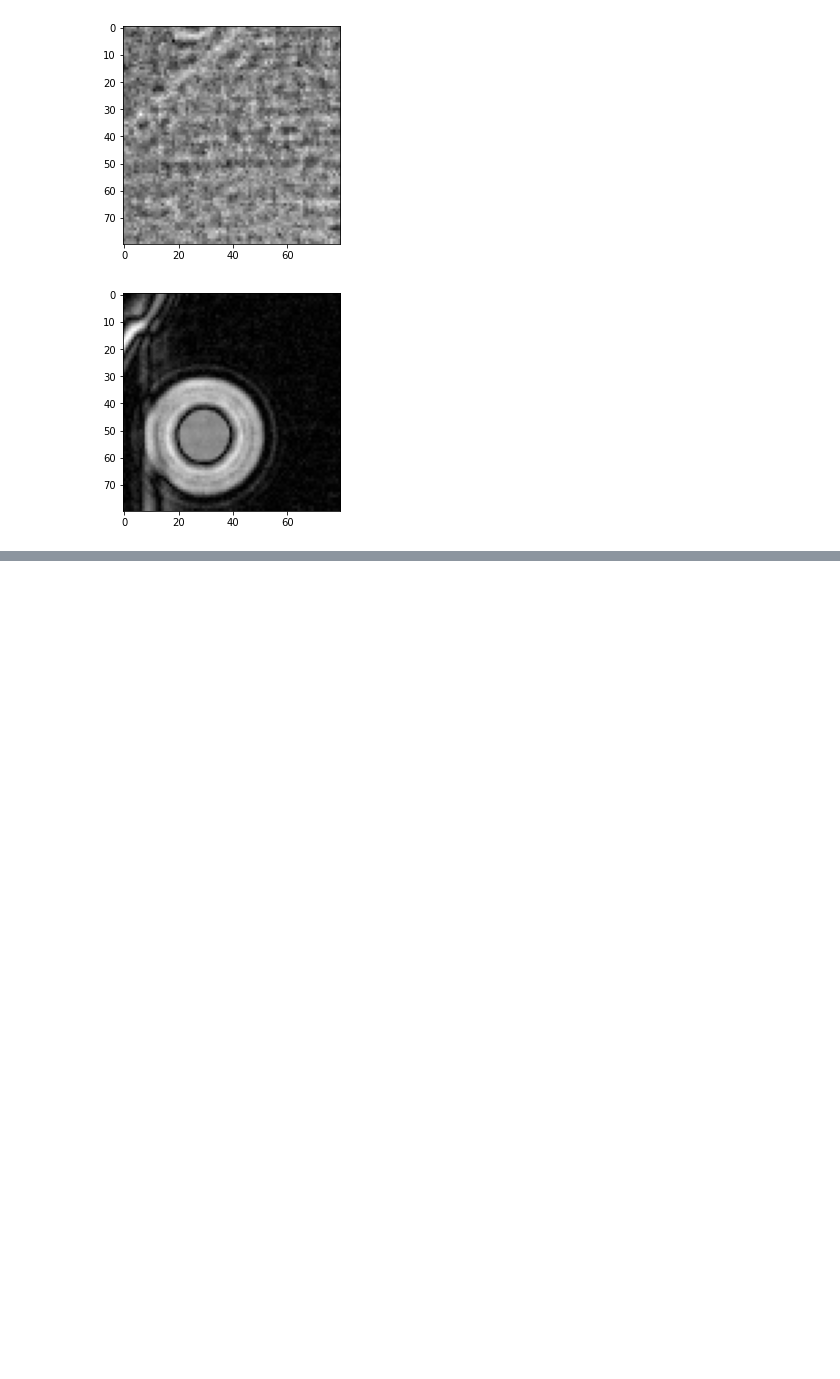
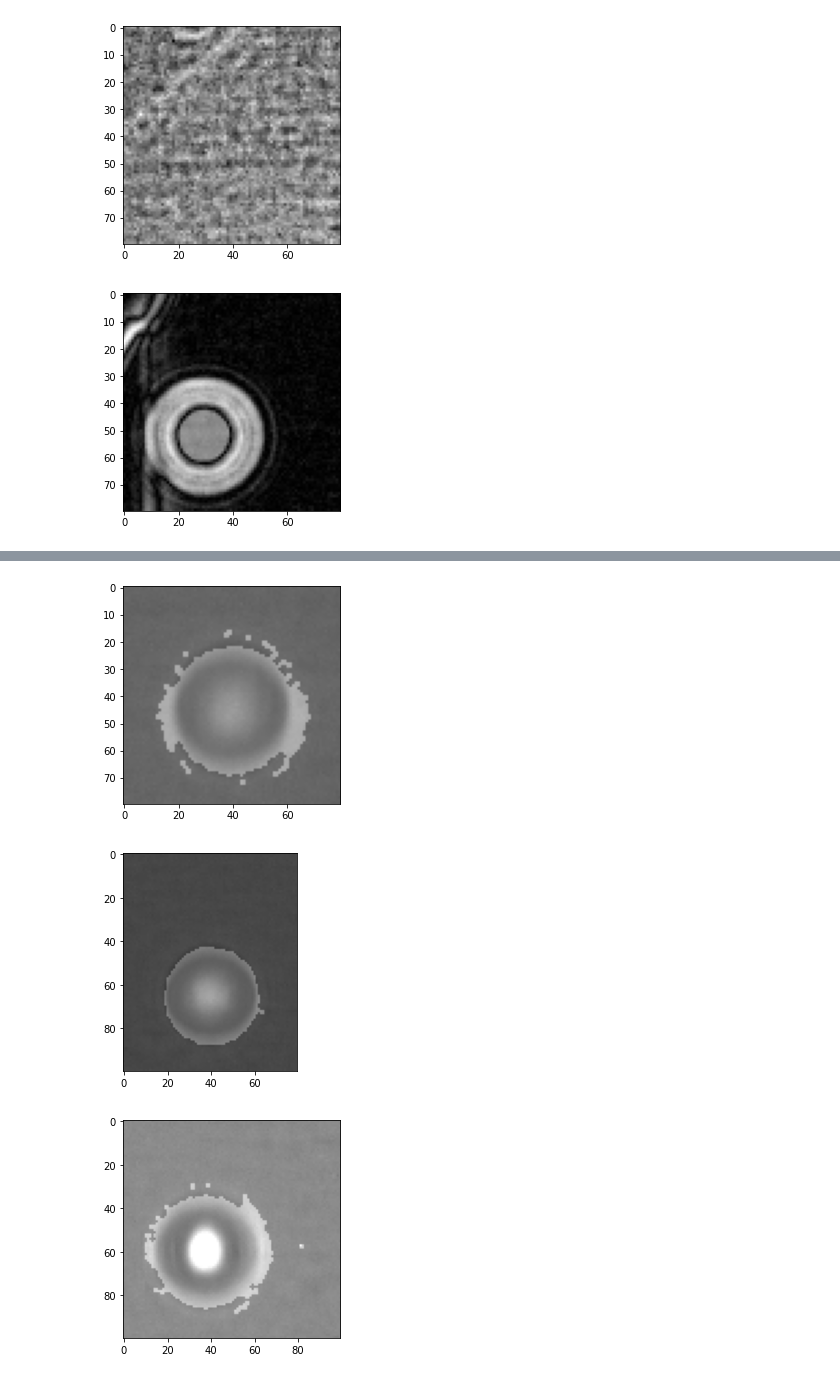
Before and after one commit to majunting/jupyter_notebook, a Jupyter notebook: Untitled.ipynb, the cells around one changed output, grey strips where cells are left out. Drawn from its saved outputs; the diff is of its cells as text; code cells hidden in the pictures; blank space fills up the shorter version.

Commit message:
overlay bright field images and binary images for different search area

```diff
--- a/Untitled.ipynb
+++ b/Untitled.ipynb
@@ -424,0 +422,45 @@ plt.show(block=True)
+# %%
+from PIL import Image
+
+# 80x80
+background = Image.open("extra/Area1_Cell_00000052_bin.png")
+overlay = Image.open("extra/Area1_Cell_00000052.png")
+
+background = background.convert("RGBA")
+overlay = overlay.convert("RGBA")
+
+new_img = Image.blend(background, overlay, 0.75)
+
+# plt.imshow(new_img, cmap = plt.cm.gray)
+plt.imshow(new_img)
+plt.show()
+
+# 80x100
+background = Image.open("extra/Area1_Cell_00000007_bin.png")
+overlay = Image.open("extra/Area1_Cell_00000007.png")
+
+background = background.convert("RGBA")
+overlay = overlay.convert("RGBA")
+
+new_img = Image.blend(background, overlay, 0.75)
+
+# plt.imshow(new_img, cmap = plt.cm.gray)
+plt.imshow(new_img)
+plt.show()
+
+# 100x100
+background = Image.open("extra/Area1_Cell_00000008_bin.png")
+overlay = Image.open("extra/Area1_Cell_00000008.png")
+
+background = background.convert("RGBA")
+overlay = overlay.convert("RGBA")
+
+new_img = Image.blend(background, overlay, 0.75)
+
+# plt.imshow(new_img, cmap = plt.cm.gray)
+plt.imshow(new_img)
+plt.show()
+# %% [output]
+[figure, added]
+[figure, added]
+[figure, added]
```
Also changed, not shown: parts of 3 cells of this notebook, 6 other files.
